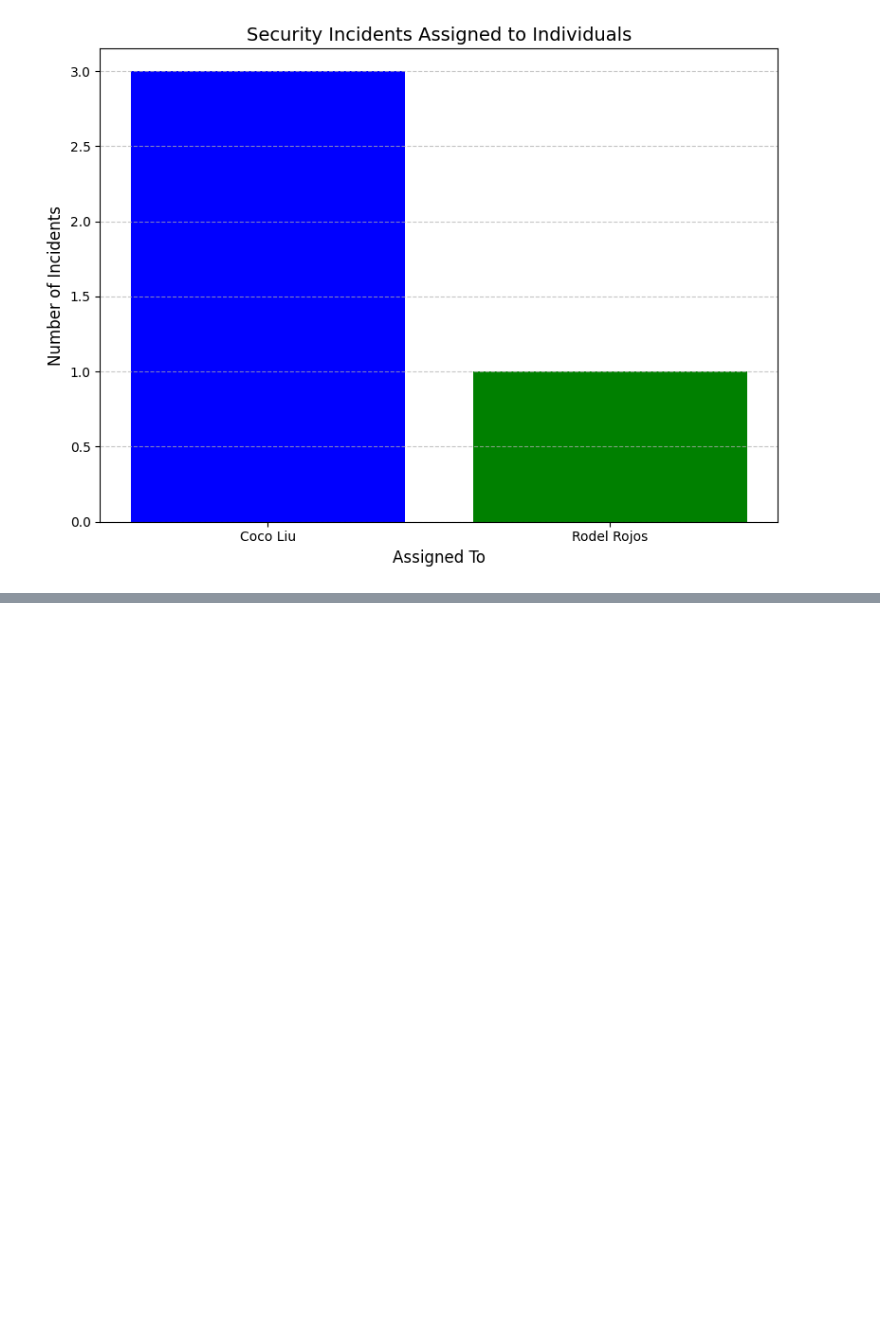
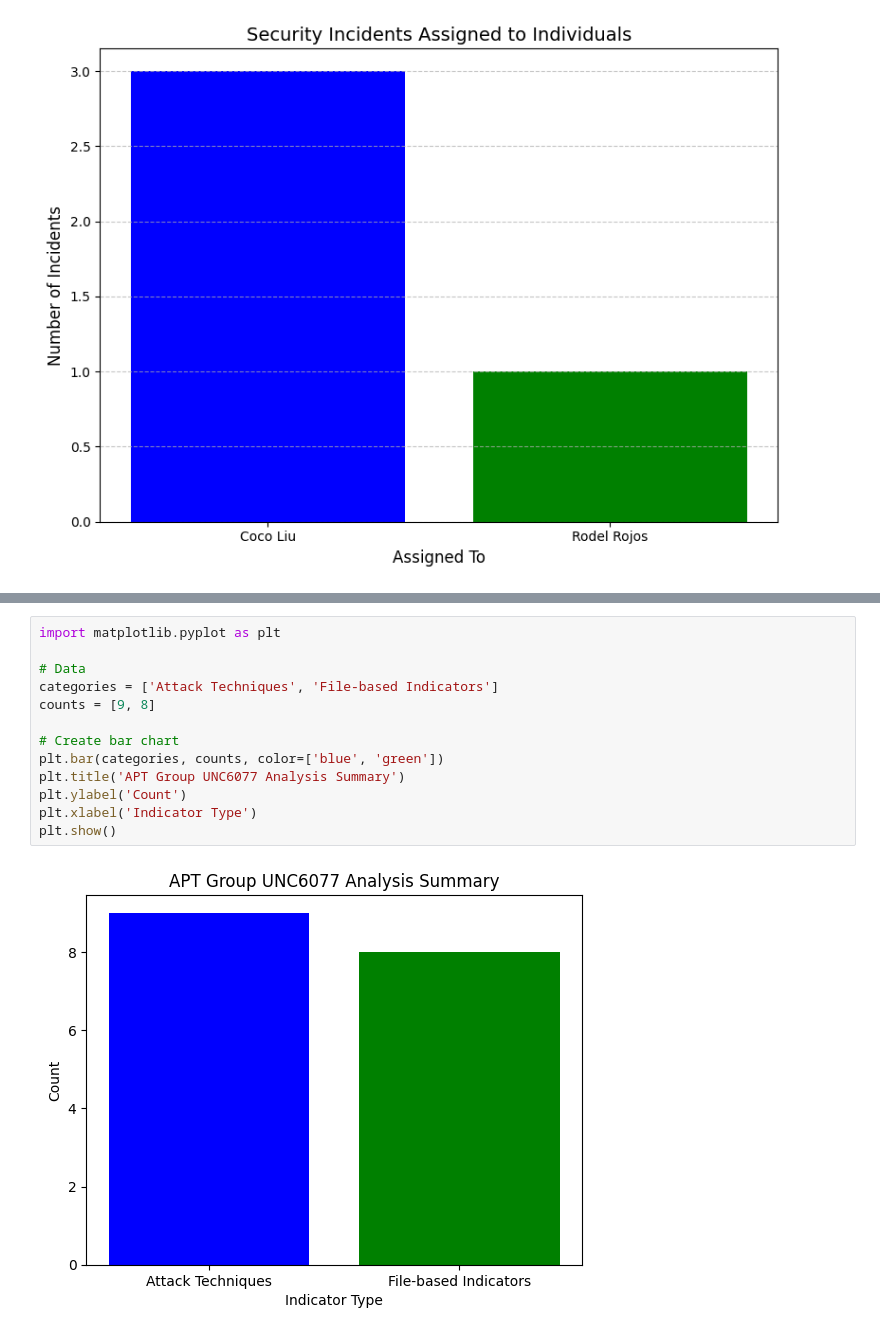
Before and after one commit to huangdgm/test_openai_mcp, a Jupyter notebook: main.ipynb, the cells around one changed output, grey strips where cells are left out. Drawn from its saved outputs; the diff is of its cells as text; blank space fills up the shorter version.

```diff
--- a/main.ipynb
+++ b/main.ipynb
@@ -135,0 +202,15 @@ plt.show()
+# %%
+import matplotlib.pyplot as plt
+
+# Data
+categories = ['Attack Techniques', 'File-based Indicators']
+counts = [9, 8]
+
+# Create bar chart
+plt.bar(categories, counts, color=['blue', 'green'])
+plt.title('APT Group UNC6077 Analysis Summary')
+plt.ylabel('Count')
+plt.xlabel('Indicator Type')
+plt.show()
+# %% [output]
+[figure, added]
```
Also changed, not shown: parts of 6 cells of this notebook, 16 other files.
